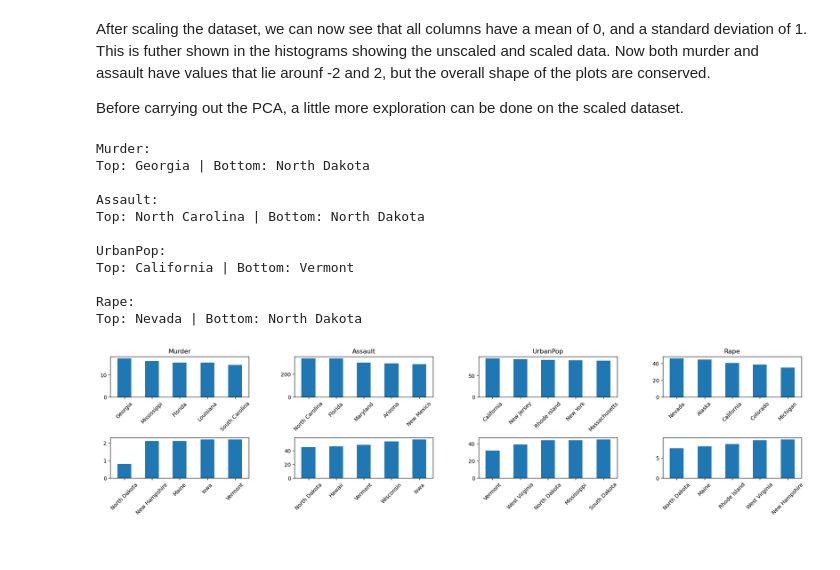
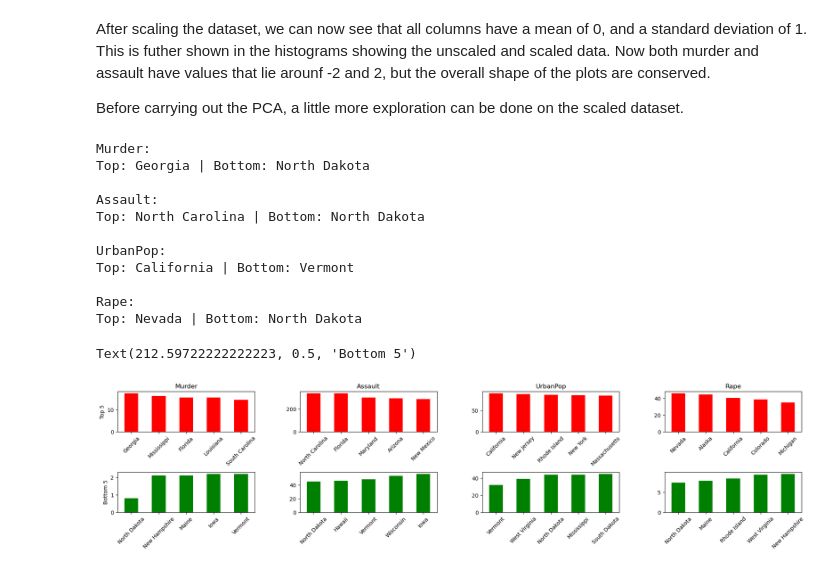
Before and after one commit to ConnerGrice/Hyperion-Capstone-Projects, a Jupyter notebook: 7-MLClustering/ClusteringArrests.ipynb, the cells around one changed output. Saved outputs shown, nothing was run; the diff lists cells and outputs as text; code cells hidden in the pictures.

```diff
--- a/7-MLClustering/ClusteringArrests.ipynb
+++ b/7-MLClustering/ClusteringArrests.ipynb
@@ -161,36 +161,40 @@ Before carrying out the PCA, a little more exploration can be done on the scaled
 # %%
 #Gets the state with the highest and lowest statistic for each column
 for col in df_num:
     top = df_num[col].idxmax()
     bot = df_num[col].idxmin()
     print(f"{col}:")
     print(f"Top: {top} | Bottom: {bot}\n")
 
 #Plots the top 5 states for each statistic
 fig,axs = plt.subplots(2,4,figsize=(20,5))
 fig.tight_layout(pad=5.5)
 for i,col in enumerate(df_num):
     top_5 = df_num[col].sort_values(ascending=False).iloc[:5]
-    top_5.plot.bar(ax=axs[0,i])
+    top_5.plot.bar(ax=axs[0,i],color="r")
     axs[0,i].set_title(col)
     axs[0,i].tick_params(axis='x', labelrotation=45)
 
     bot_5 = df_num[col].sort_values(ascending=True).iloc[:5]
-    bot_5.plot.bar(ax=axs[1,i])
+    bot_5.plot.bar(ax=axs[1,i],color="g")
     axs[1,i].tick_params(axis='x', labelrotation=45)
+
+axs[0,0].set_ylabel("Top 5")
+axs[1,0].set_ylabel("Bottom 5")
 # %% [output]
 Murder:
 Top: Georgia | Bottom: North Dakota
 
 Assault:
 Top: North Carolina | Bottom: North Dakota
 
 UrbanPop:
 Top: California | Bottom: Vermont
 
 Rape:
 Top: Nevada | Bottom: North Dakota
+Text(212.59722222222223, 0.5, 'Bottom 5')
-[figure, old version]
+[figure, new version]
 # %% [markdown]
 After looking at the extremes of the dataset, we can say that North Dakota is one of the safer states, while also being one with the lowest urban population. The same can be said for Vermont. Overall, a lot of the bottom 5 states in each statistic come up multiple times in other statistics.
 
```
Also changed, not shown: parts of 7 cells of this notebook, 2 other files.
